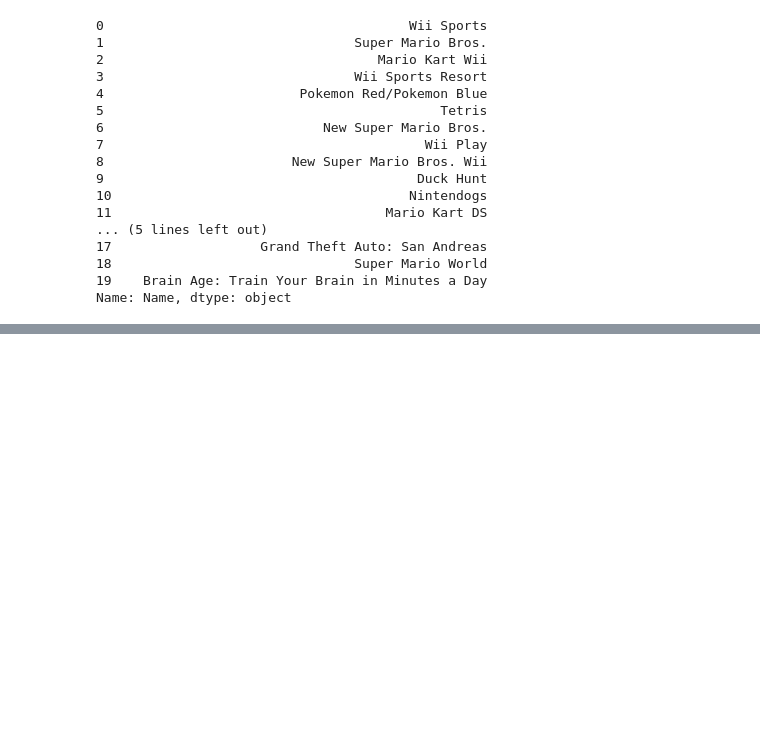
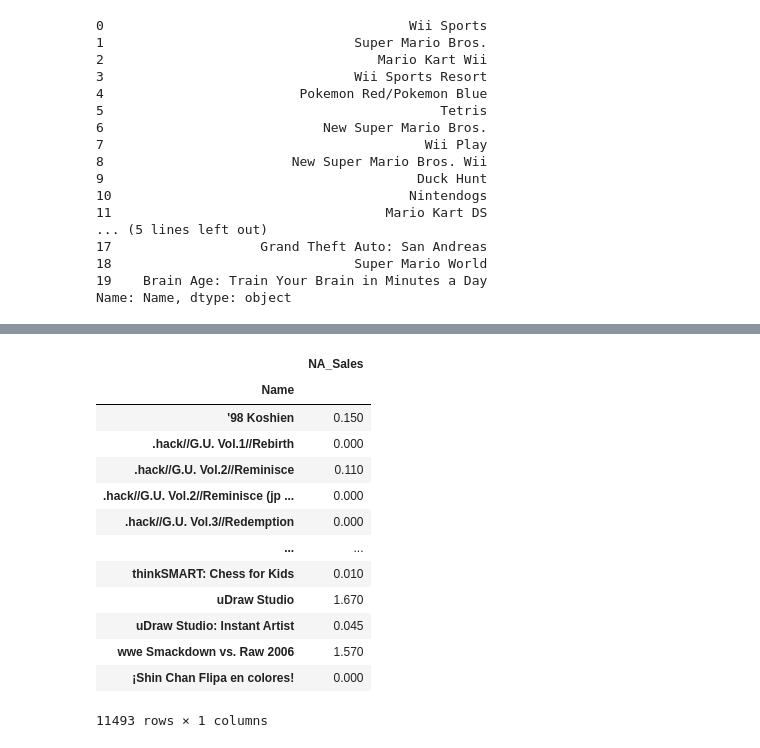
Before and after one commit to ashrf288/pandas, a Jupyter notebook: vg-stats/vg-stats.ipynb, the cells around one changed output, grey strips where cells are left out. Drawn from its saved outputs; the diff is of its cells as text; code cells hidden in the pictures; blank space fills up the shorter version.

```diff
--- a/vg-stats/vg-stats.ipynb
+++ b/vg-stats/vg-stats.ipynb
@@ -77,0 +125,18 @@ higest_grossing_game=data.nlargest(1,'Global_Sales')
+# %%
+#question2
+data[['Name','NA_Sales','Publisher']].groupby('Name').median()
+# %% [output]
+|  | NA_Sales |
+| Name |  |
+| '98 Koshien | 0.150 |
+| .hack//G.U. Vol.1//Rebirth | 0.000 |
+| .hack//G.U. Vol.2//Reminisce | 0.110 |
+| .hack//G.U. Vol.2//Reminisce (jp ... | 0.000 |
+| .hack//G.U. Vol.3//Redemption | 0.000 |
+| ... | ... |
+| thinkSMART: Chess for Kids | 0.010 |
+| uDraw Studio | 1.670 |
+| uDraw Studio: Instant Artist | 0.045 |
+| wwe Smackdown vs. Raw 2006 | 1.570 |
+| ¡Shin Chan Flipa en colores! | 0.000 |
+11493 rows × 1 columns
```
Also changed, not shown: parts of 14 cells of this notebook, 1 other file.
